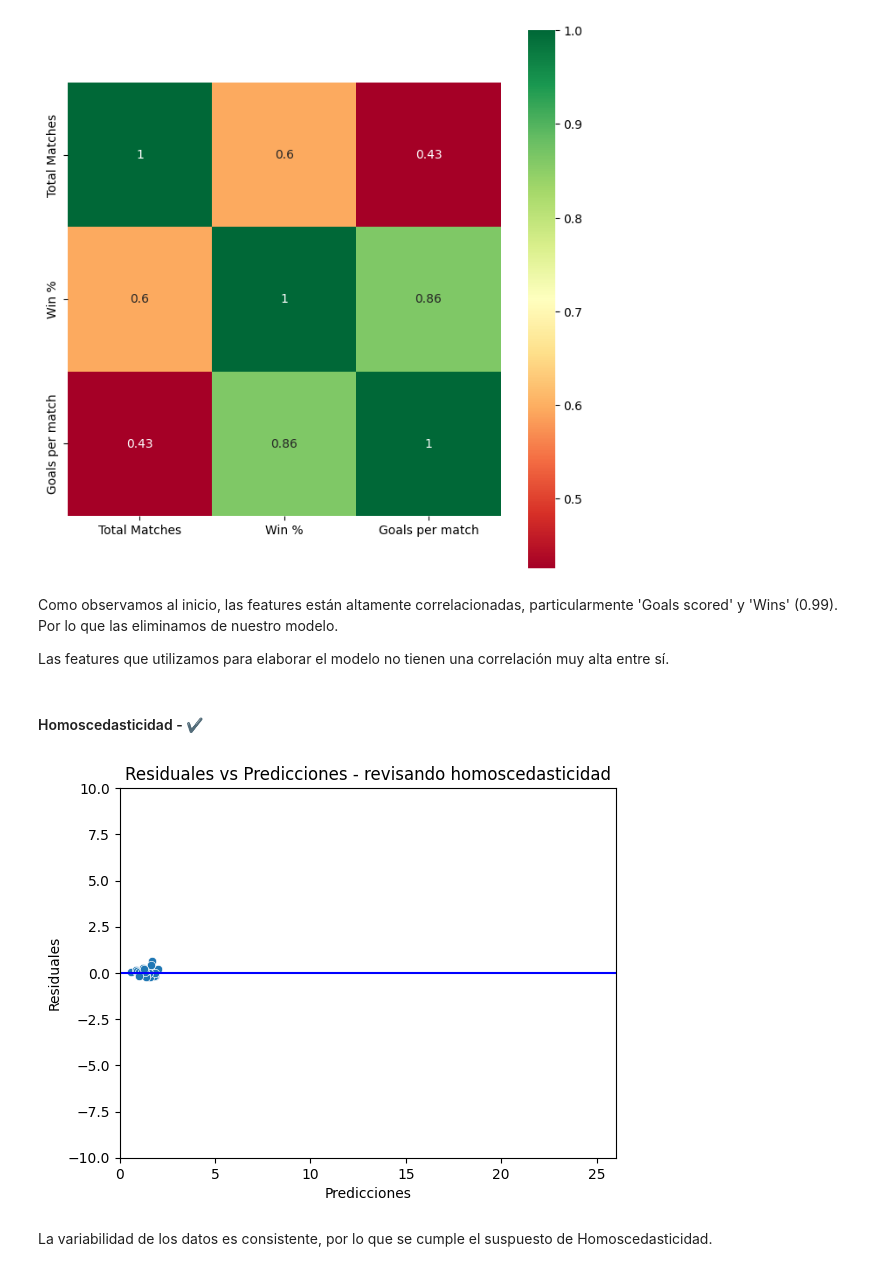
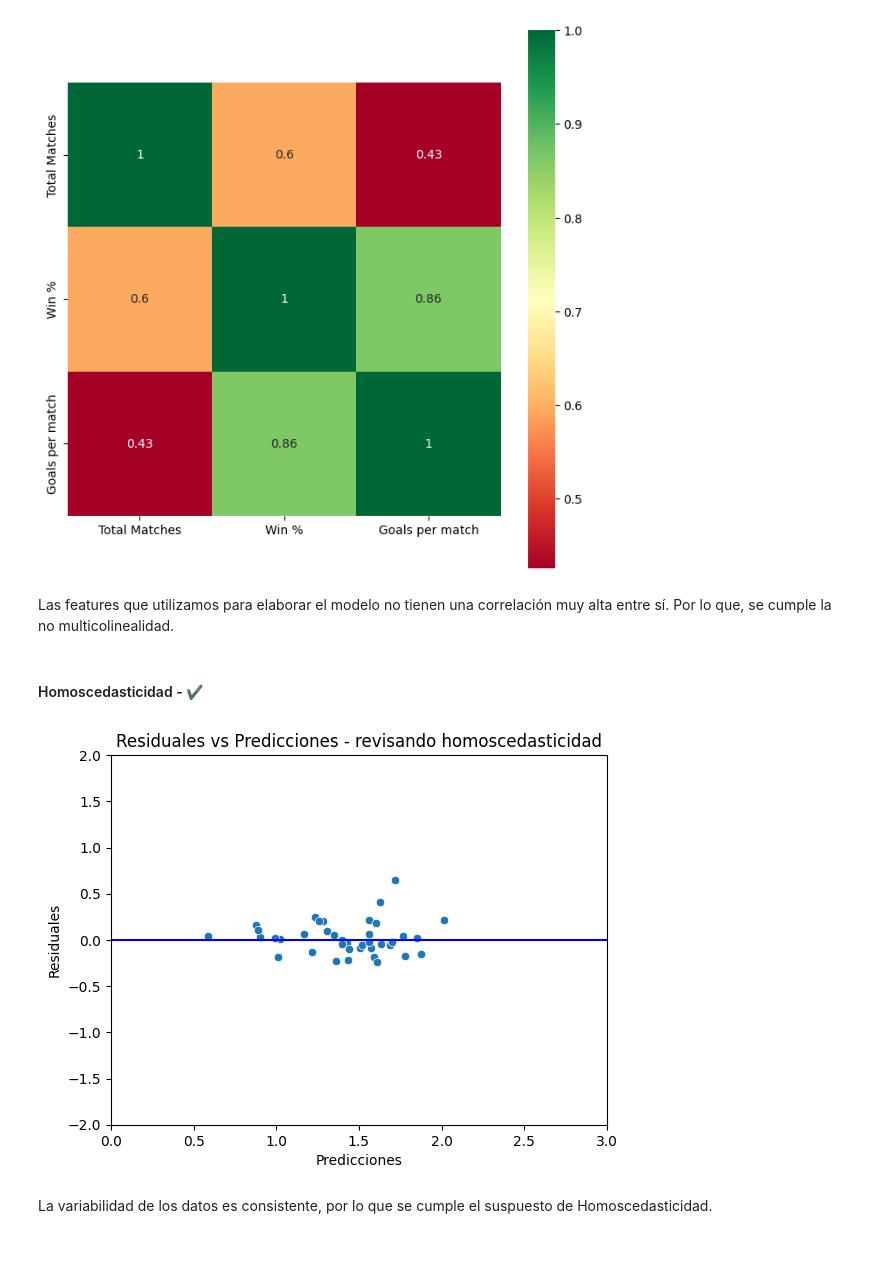
Before and after one commit to aiko-isnt-ded/lab_modeling, a Jupyter notebook: homeworks/Tarea2_Viviana Toledo.ipynb, the cells around one changed output. Drawn from its saved outputs; the diff is of its cells as text; code cells hidden in the pictures.

```diff
--- a/homeworks/Tarea2_Viviana Toledo.ipynb
+++ b/homeworks/Tarea2_Viviana Toledo.ipynb
@@ -122,9 +140,8 @@ La correlación entre (goals scored, wins) es demasiado alta, así como la de (w
 ### Preprocesamiento - Selección de Variables
 # %%
 # Dividiendo las features de la target
-x = df.drop(['Goals per match'],axis=1)
+X = df.drop(['Goals per match'],axis=1)
 y = df['Goals per match']
 
 # Dividiendo el modelo
-from sklearn.model_selection import train_test_split
-X_train, X_test, y_train, y_test = train_test_split(x, y, random_state = 420, test_size=0.2)
+X_train, X_test, y_train, y_test = train_test_split(X, y, random_state = 420, test_size=0.2)
@@ -271,24 +296,22 @@ plt.figure(figsize=(8,8))
 p=sns.heatmap(df[['Total Matches', 'Win %', 'Goals per match']].corr(), annot=True,cmap='RdYlGn',square=True)
 # %% [output]
 [figure]
-# %% [markdown]
-Como observamos al inicio, las features están altamente correlacionadas, particularmente 'Goals scored' y 'Wins' (0.99). Por lo que las eliminamos de nuestro modelo.
-
-Las features que utilizamos para elaborar el modelo no tienen una correlación muy alta entre sí.
+# %% [markdown]
+Las features que utilizamos para elaborar el modelo no tienen una correlación muy alta entre sí. Por lo que, se cumple la no multicolinealidad.
 # %% [markdown]
 #### Homoscedasticidad - ✔
 # %%
 #buscamos patrones en los residuales. Si no hay patrones y están de forma aleatoria graficados entonces es bueno
 residuales = y_test - y_pred_test
 p = sns.scatterplot(x=y_pred_test, y=residuales)
 plt.xlabel('Predicciones')
 plt.ylabel('Residuales')
-plt.ylim(-10,10)
-plt.xlim(0,26)
+plt.ylim(-2,2)
+plt.xlim(0,3)
 p = sns.lineplot(x=[0,26],y=[0,0],color='blue')
 p = plt.title('Residuales vs Predicciones - revisando homoscedasticidad')
 # %% [output]
-[figure, old version]
+[figure, new version]
 # %% [markdown]
 La variabilidad de los datos es consistente, por lo que se cumple el suspuesto de Homoscedasticidad.
 # %% [markdown]
```
Also changed, not shown: parts of 36 cells of this notebook, 3 other files.
